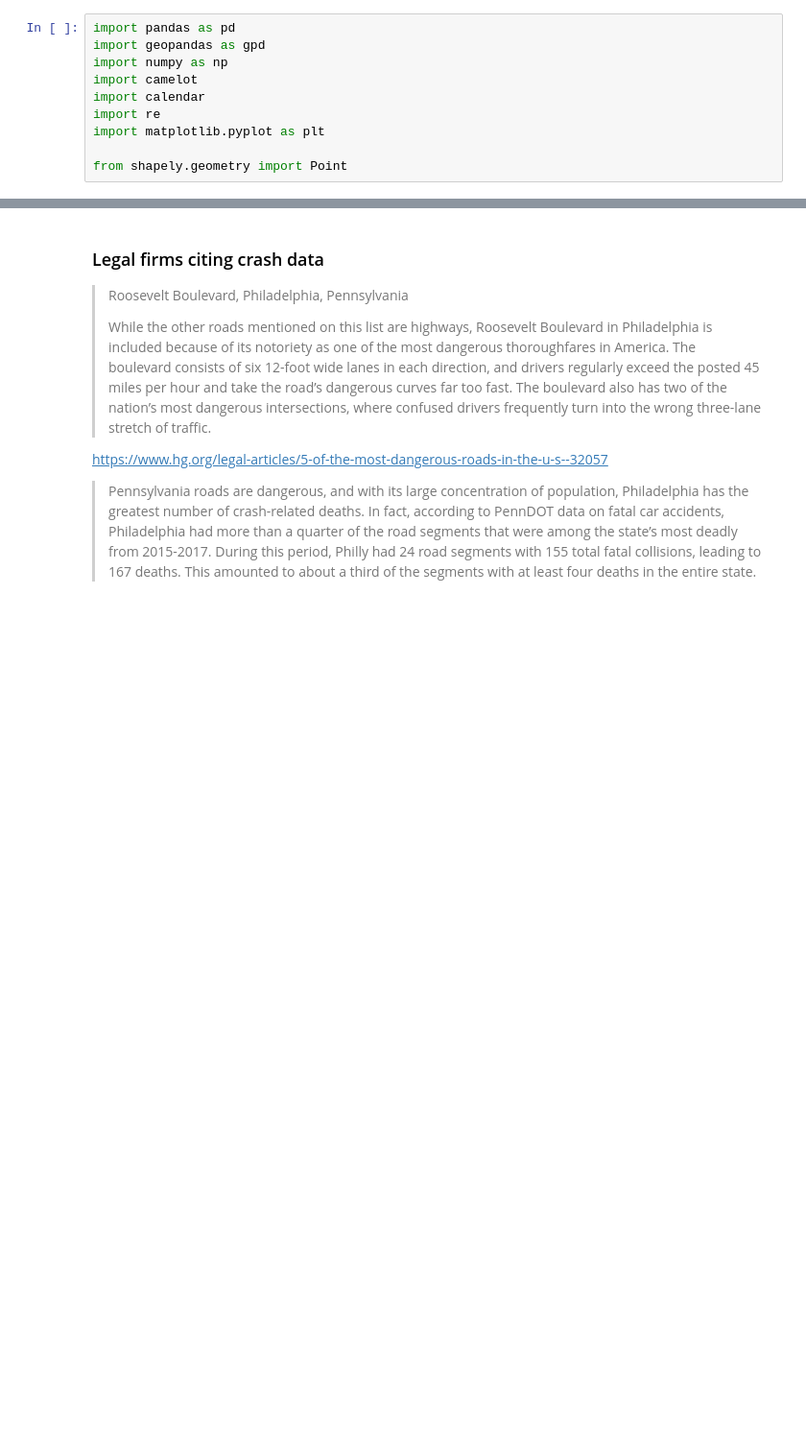
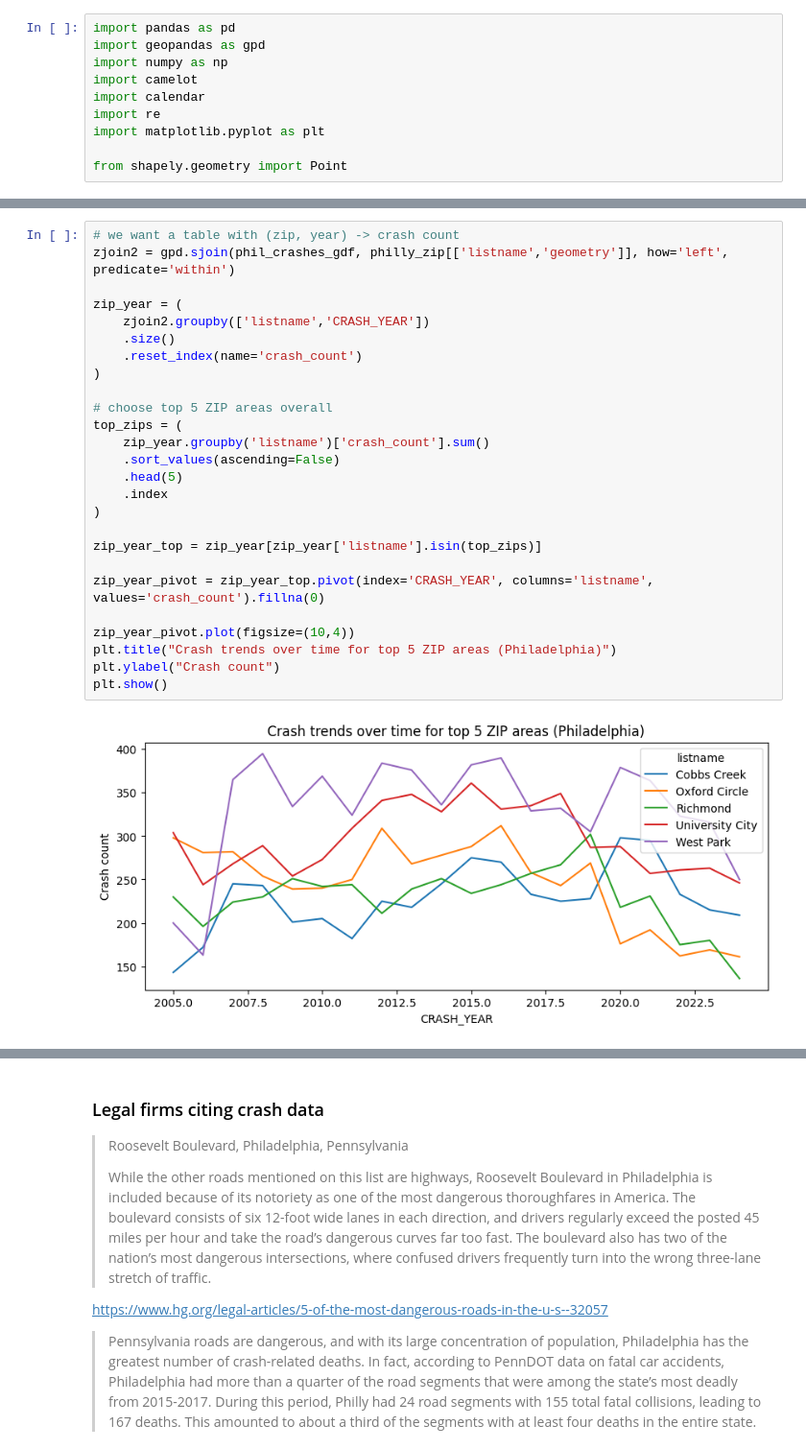
Before and after one commit to dpark2380/comm3180_S26_Blog, a Jupyter notebook: posts/blog_04_crash/DOW4_crash.ipynb, the cells around one changed output, grey strips where cells are left out. Shown at 96% size. Drawn from its saved outputs; the diff is of its cells as text; blank space fills up the shorter version.

```diff
--- a/posts/blog_04_crash/DOW4_crash.ipynb
+++ b/posts/blog_04_crash/DOW4_crash.ipynb
@@ -40,0 +87,28 @@ NameError: name 'Point' is not defined
+# %%
+# we want a table with (zip, year) -> crash count
+zjoin2 = gpd.sjoin(phil_crashes_gdf, philly_zip[['listname','geometry']], how='left', predicate='within')
+
+zip_year = (
+    zjoin2.groupby(['listname','CRASH_YEAR'])
+    .size()
+    .reset_index(name='crash_count')
+)
+
+# choose top 5 ZIP areas overall
+top_zips = (
+    zip_year.groupby('listname')['crash_count'].sum()
+    .sort_values(ascending=False)
+    .head(5)
+    .index
+)
+
+zip_year_top = zip_year[zip_year['listname'].isin(top_zips)]
+
+zip_year_pivot = zip_year_top.pivot(index='CRASH_YEAR', columns='listname', values='crash_count').fillna(0)
+
+zip_year_pivot.plot(figsize=(10,4))
+plt.title("Crash trends over time for top 5 ZIP areas (Philadelphia)")
+plt.ylabel("Crash count")
+plt.show()
+# %% [output]
+[figure, added]
```
Also changed, not shown: parts of 27 cells of this notebook, 6 other files.
